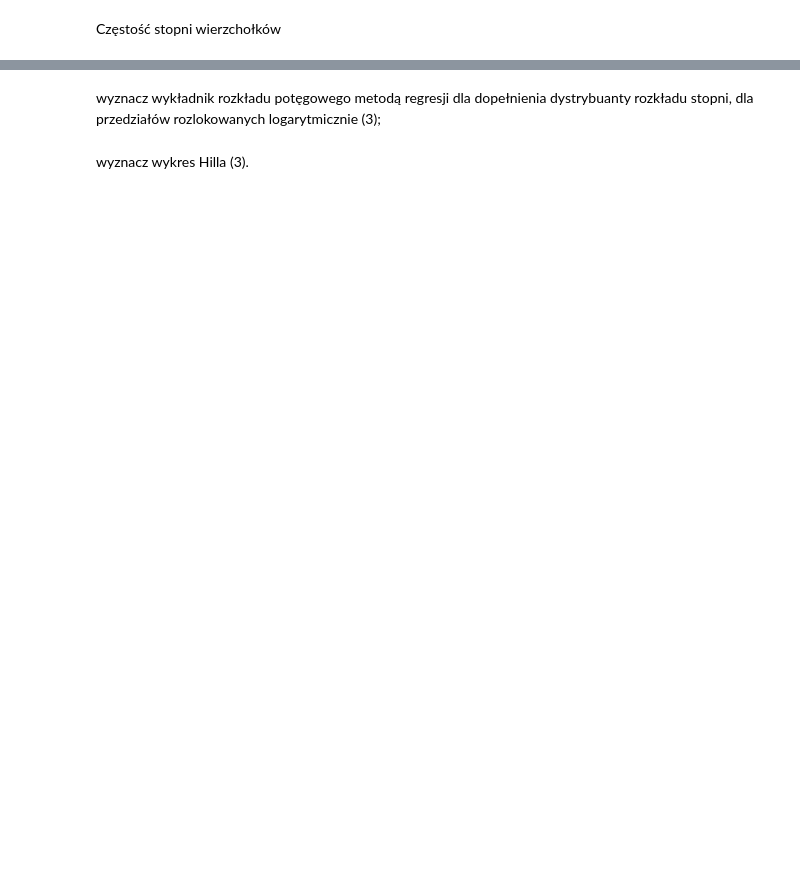
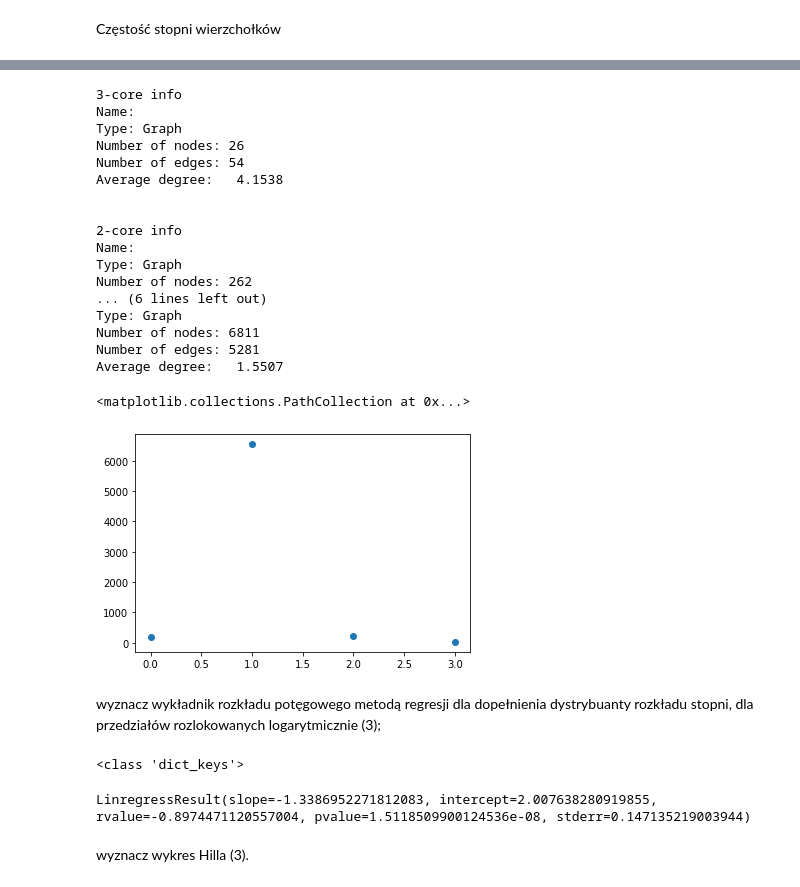
Before and after one commit to sebsm/TASS, a Jupyter notebook: Projekt 1/Zadanie B/note.ipynb, the cells around one changed output, grey strips where cells are left out. Saved outputs shown, nothing was run; the diff lists cells and outputs as text; code cells hidden in the pictures; blank space fills up the shorter version.

```diff
--- a/Projekt 1/Zadanie B/note.ipynb
+++ b/Projekt 1/Zadanie B/note.ipynb
@@ -282,8 +265,0 @@ Wykres rangowy
-# %%
-cumul=[]
-for i in range ( len (degs)):
-cnt = 0
-for j in range (i, len (degs)):
-cnt = cnt + freqs[j]
-cumul.append(cnt)
-plt.loglog(degs , cumul , ’bo’)
@@ -292,2 +266,30 @@ SyntaxError: invalid syntax (<ipython-input-123-3ec2a47e284f>, line 2)
+# %%
+core_numbers1 = nx.core_number(G_multi)
+for i in list(sorted_freqs)[:5]:
+    print(str(i) + '-core info')
+    print(nx.info(nx.k_core(G_multi, k=i)))
+    print('\n')
+hist_data1 = sorted(Counter(core_numbers1.values()).items())
+plt.scatter(*zip(*hist_data1))
+# %% [output]
+3-core info
+Name:
+Type: Graph
+Number of nodes: 26
+Number of edges: 54
+Average degree:   4.1538
+
+
+2-core info
+Name:
+Type: Graph
+Number of nodes: 262
+... (6 lines left out)
+Type: Graph
+Number of nodes: 6811
+Number of edges: 5281
+Average degree:   1.5507
+<matplotlib.collections.PathCollection at 0x...>
+[figure, added]
 # %% [markdown]
 wyznacz wykładnik rozkładu potęgowego metodą regresji dla dopełnienia dystrybuanty rozkładu stopni, dla przedziałów rozlokowanych logarytmicznie (3);
@@ -312,3 +303,22 @@ print(slope)
+# %%
+import scipy.stats as st
+
+dlist = G_biggest.degree()
+dlist = [elem[1] for elem in dlist]
+
+dlist = dict(Counter(dlist))
+
+log_dlist = dlist.keys()
+
+print(type(log_dlist))
+
+log_dlist = np.log10(list(dlist.keys()))
+log_ylist = np.log10(list(dlist.values()))
+
+st.linregress(log_dlist, log_ylist)
+# %% [output]
+<class 'dict_keys'>
+LinregressResult(slope=-1.3386952271812083, intercept=2.007638280919855, rvalue=-0.8974471120557004, pvalue=1.5118509900124536e-08, stderr=0.147135219003944)
 # %% [markdown]
 wyznacz wykres Hilla (3).
 # %%
```
Also changed, not shown: parts of 18 cells of this notebook, 5 other files.
